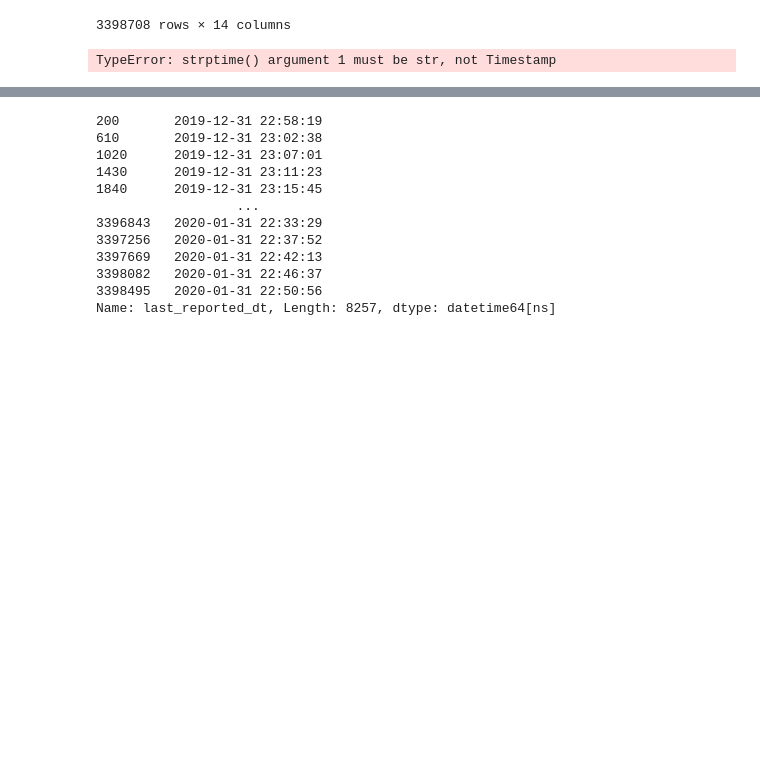
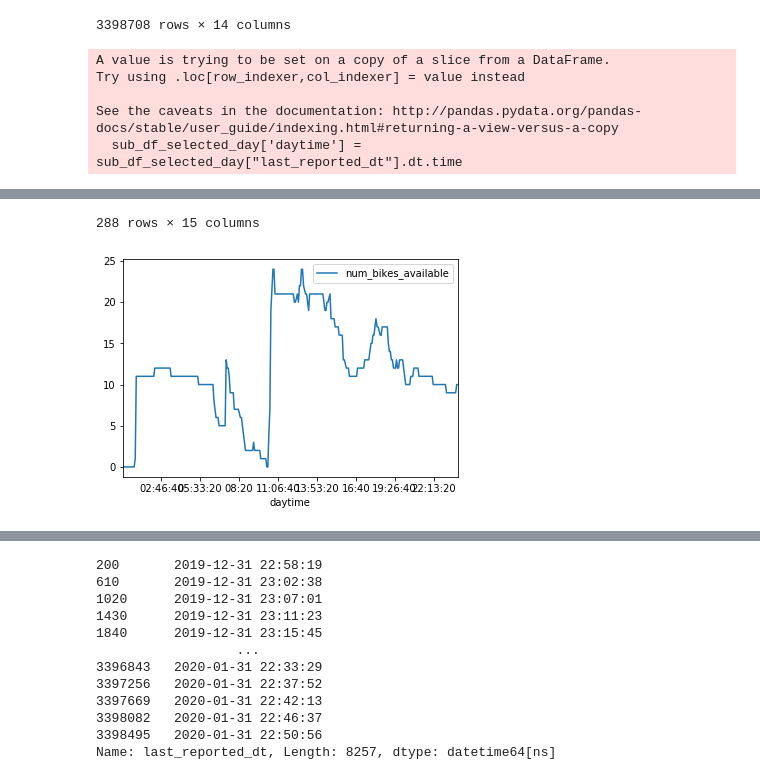
Before and after one commit to Binardino/Bicing_stations_usage_analysis, a Jupyter notebook: datetime cleaning.ipynb, the cells around one changed output, grey strips where cells are left out. Cells and saved outputs as stored; diff of their text form; code cells hidden in the pictures; blank space fills up the shorter version.

Commit message:
updated data cleaning function & testing outputs

```diff
--- a/datetime cleaning.ipynb
+++ b/datetime cleaning.ipynb
@@ -5,0 +12,17 @@ from datetime import datetime
+# %%
+def station_timeline(station_id, selected_day):
+    """
+    Input : ID of a Bicing Station + a given day on a string format %Y-%m-%d
+    Output : sub df with all Bicing logs from taht staion on that given day & plot of the day logs
+    """
+
+    sub_df_selected_day = df[df['last_reported_dt'].dt.strftime('%Y-%m-%d') == selected_day]
+#   old  version :
+# testing lambda function sub_df_selected_day['daytime'] = sub_df_selected_day["last_reported_dt"].apply(lambda date : datetime.strptime(date, "%H-%M-%s"))
+
+    sub_df_selected_day['daytime'] = sub_df_selected_day["last_reported_dt"].dt.time
+
+    station = sub_df_selected_day.query(f'station_id == {station_id}')
+    station.plot(x='daytime' , y='num_bikes_available' , style='-')
+
+    return station
@@ -133,18 +143,4 @@ df
 | 3398706 | 495 | 3 | 2 | 1 | 19 | ... |
 | 3398707 | 496 | 15 | 13 | 2 | 0 | ... |
 3398708 rows × 14 columns
-# %%
-def station_timeline(station_id, selected_day):
-    """
-    Input :
-    Output :
-    """
-
-    sub_df_selected_day = df[df[last_reported_dt] == selected_day]
-    sub_df_selected_day['hour'] = sub_df_selected_day["last_reported_dt"].apply(lambda date : datetime.strptime(date, "%H-%M-%s"))
-
-    station = sub_df_selected_day.query(f'station_id == {station_id}')
-    station.plot(x='last_reported_dt' , y='num_bikes_available' , style='-')
-
-    return station
 # %%
@@ -152,4 +148,2 @@ pg_exposicio = df.query('station_id== 234')
 # %%
-pg_exposicio['hour'] = pg_exposicio["last_reported_dt"].apply(lambda date : datetime.strptime(date, "%H-%M-%s"))
+# pg_exposicio['hour'] = pg_exposicio["last_reported_dt"].apply(lambda date : datetime.strptime(date, "%H-%M-%s"))
-# %% [output]
-TypeError: strptime() argument 1 must be str, not Timestamp
@@ -155,0 +152,8 @@ TypeError: strptime() argument 1 must be str, not Timestamp
+# %%
+station_timeline(234, "2020-01-02")
+# %% [output]
+A value is trying to be set on a copy of a slice from a DataFrame.
+Try using .loc[row_indexer,col_indexer] = value instead
+
+See the caveats in the documentation: http://pandas.pydata.org/pandas-docs/stable/user_guide/indexing.html#returning-a-view-versus-a-copy
+  sub_df_selected_day['daytime'] = sub_df_selected_day["last_reported_dt"].dt.time
@@ -156,3 +172,5 @@ TypeError: strptime() argument 1 must be str, not Timestamp
+288 rows × 15 columns
+[figure, added]
 # %%
 pg_exposicio_plot = pg_exposicio[["last_reported_dt","num_bikes_available"]]
 pg_exposicio_plot.plot(x='last_reported_dt', y='num_bikes_available', style='-')
```
Also changed, not shown: parts of 21 cells of this notebook, 2 other files.
